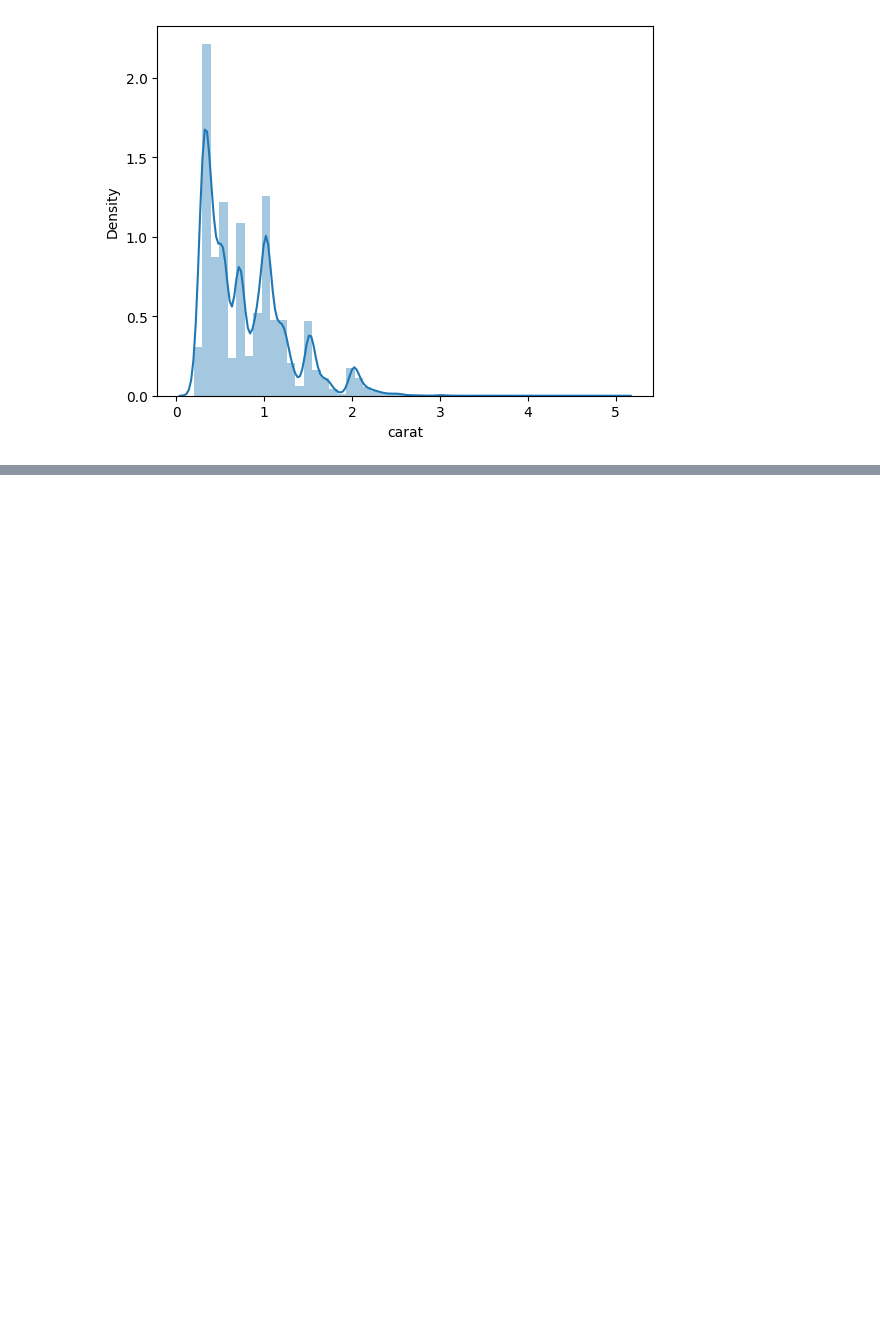
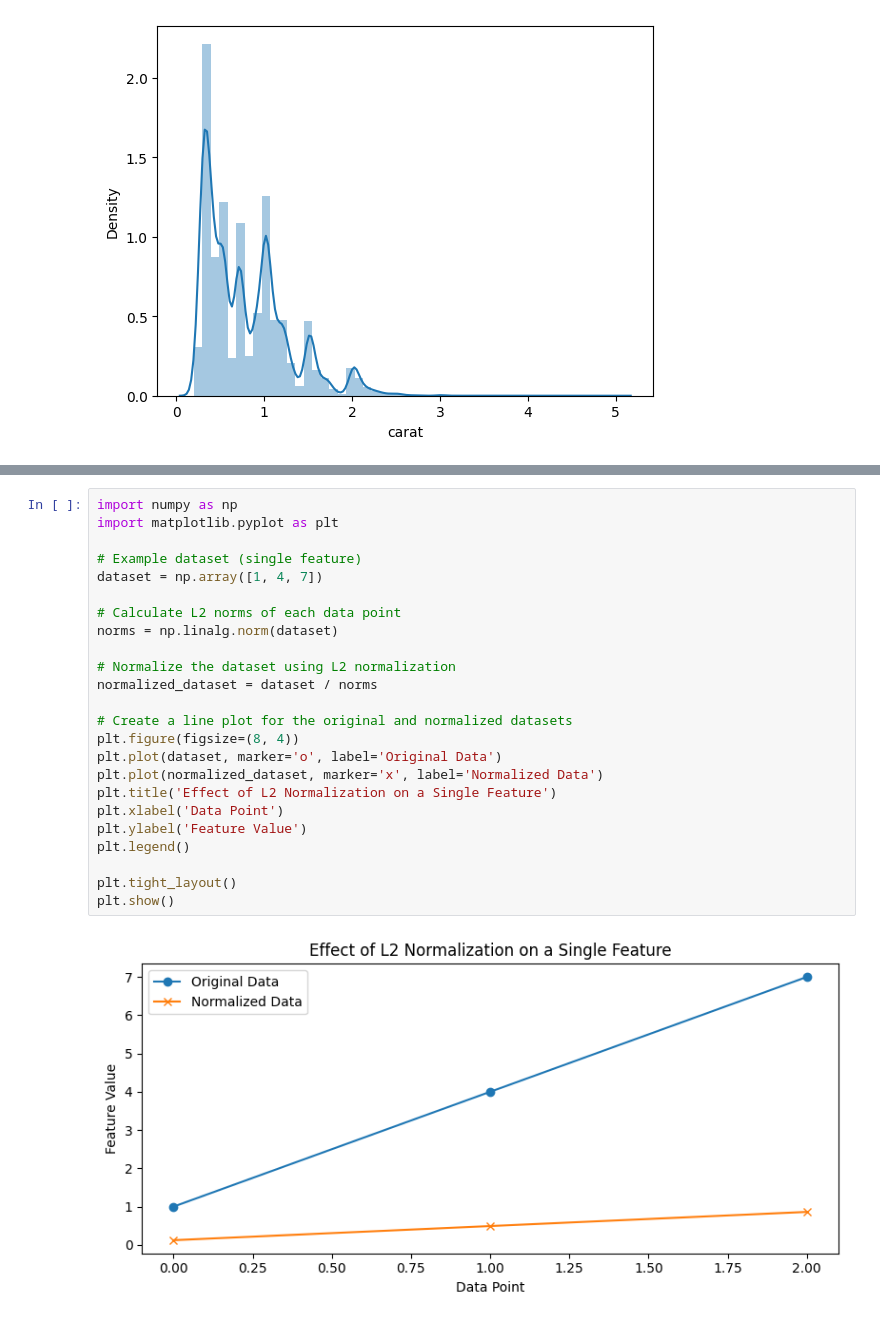
Before and after one commit to PasumurtySowmya/PythonAssignment, a Jupyter notebook: Task_2pythonassingment.ipynb, the cells around one changed output, grey strips where cells are left out. Saved outputs shown, nothing was run; the diff lists cells and outputs as text; blank space fills up the shorter version.

```diff
--- a/Task_2pythonassingment.ipynb
+++ b/Task_2pythonassingment.ipynb
@@ -77,0 +167,26 @@ https://gist.github.com/mwaskom/de44147ed2974457ad6372750bbe5751
+# %%
+import numpy as np
+import matplotlib.pyplot as plt
+
+# Example dataset (single feature)
+dataset = np.array([1, 4, 7])
+
+# Calculate L2 norms of each data point
+norms = np.linalg.norm(dataset)
+
+# Normalize the dataset using L2 normalization
+normalized_dataset = dataset / norms
+
+# Create a line plot for the original and normalized datasets
+plt.figure(figsize=(8, 4))
+plt.plot(dataset, marker='o', label='Original Data')
+plt.plot(normalized_dataset, marker='x', label='Normalized Data')
+plt.title('Effect of L2 Normalization on a Single Feature')
+plt.xlabel('Data Point')
+plt.ylabel('Feature Value')
+plt.legend()
+
+plt.tight_layout()
+plt.show()
+# %% [output]
+[figure, added]
```
Also changed, not shown: parts of 3 cells of this notebook.
